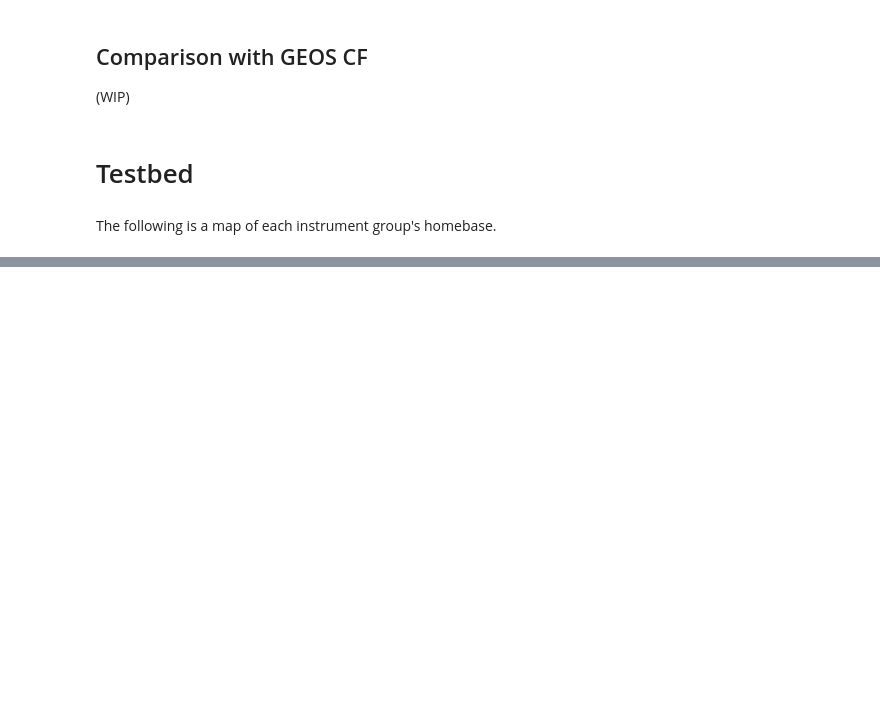
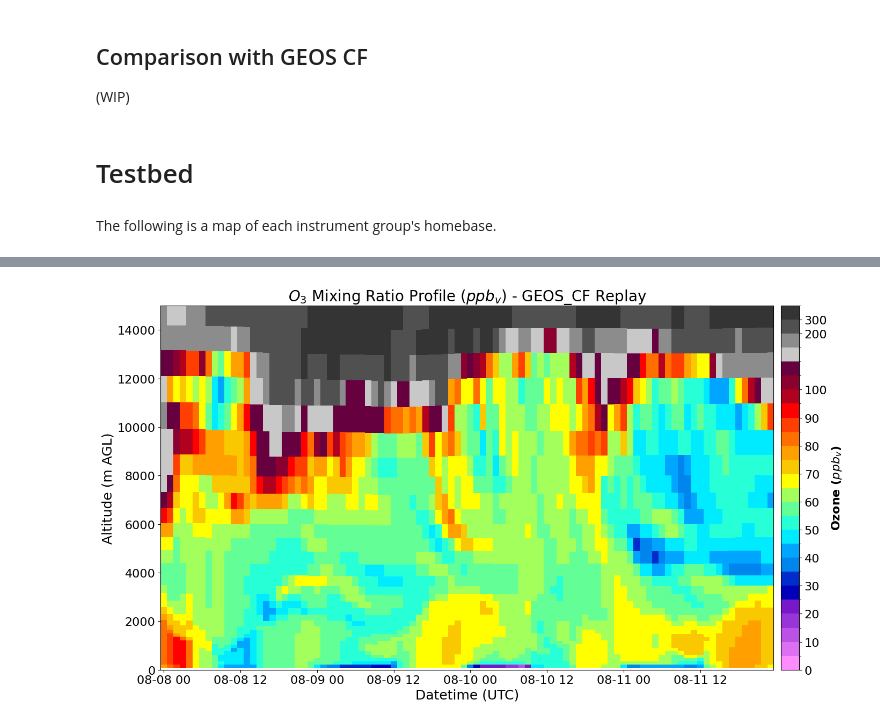
Before and after one commit to moroots/TOLNET_DEMO, a Jupyter notebook: Examples.ipynb, the cells around one changed output, grey strips where cells are left out. Drawn from its saved outputs; the diff is of its cells as text; code cells hidden in the pictures; blank space fills up the shorter version.

Commit message:
GEOS-CF plotting

```diff
--- a/Examples.ipynb
+++ b/Examples.ipynb
@@ -361,0 +381,10 @@ homebase_map
+# %%
+height_response = requests.get(test_url_met).json()
+# %%
+heights = pd.DataFrame(height_response['values']['ZL'])
+heights.columns = pd.to_numeric(heights.columns)
+heights.sort_index(axis=1, inplace=True)
+# %%
+times = pd.to_datetime(ozone_response['time'], utc=True, format="%Y-%m-%dT%H:%M:%S")
+times = np.tile(times, (72, 1))
+# key = times[0].strftime("%Y-%m-%d")
@@ -361,0 +399,80 @@ homebase_map
+# %%
+geos_cf = {("GEOS_CF", "Replay"): {key:{"height": heights.to_numpy(),
+                                       "ozone": ozone.to_numpy(),
+                                       "time": times.T}}}
+# %%
+tolnet = TOLNet()
+ncmap, nnorm = tolnet.O3_curtain_colors()
+fig, ax = plt.subplots(1, 1, figsize=(15, 8), layout="tight")
+
+
+for key in geos_cf:
+    for date in geos_cf[key]:
+
+        X, Y, Z = (geos_cf[key][date]["time"],
+                   geos_cf[key][date]["height"],
+                   geos_cf[key][date]["ozone"])
+
+        im = ax.pcolormesh(X, Y, Z, cmap=ncmap, norm=nnorm, shading="nearest")
+    cbar = fig.colorbar(im, ax=ax, pad=0.01, ticks=[0.001, *np.arange(10, 101, 10), 200, 300])
+    cbar.set_label(label='Ozone ($ppb_v$)', size=16, weight="bold")
+    converter = mdates.ConciseDateConverter()
+    munits.registry[datetime.datetime] = converter
+
+    # ax.xaxis_date(timezone)
+    plt.title(f"$O_3$ Mixing Ratio Profile ($ppb_v$) - {key[0]} {key[1]}", fontsize=20)
+# fonts
+
+    plt.setp(ax.get_xticklabels(), fontsize=16)
+    plt.setp(ax.get_yticklabels(), fontsize=16)
+    cbar.ax.tick_params(labelsize=16)
+
+    ax.set_ylabel("Altitude (m AGL)", fontsize=18)
+    ax.set_xlabel("Datetime (UTC)", fontsize=18)
+    ax.set_ylim([0, 15000])
+plt.show()
+
+
+"""
+    if "ylabel" in kwargs.keys():
+        ax.set_ylabel(kwargs["ylabel"], fontsize=18)
+    else: ax.set_ylabel("Altitude (km AGL)", fontsize=18)
+
+    if "xlabel" in kwargs.keys():
+        ax.set_xlabel(kwargs["xlabel"], fontsize=20)
+    else: ax.set_xlabel("Datetime (UTC)", fontsize=18)
+
+    if "xlims" in kwargs.keys():
+        lim = kwargs["xlims"]
+        lims = [np.datetime64(lim[0]), np.datetime64(lim[-1])]
+    else:
+        lim = self.data['dates']
+        lims = [np.datetime64(lim[0]), np.datetime64(lim[-1])]
+    ax.set_xlim(lims)
+
+    if "ylims" in kwargs.keys():
+        ax.set_ylim(kwargs["ylims"])
+
+    if "yticks" in kwargs.keys():
+        ax.set_yticks(kwargs["yticks"], fontsize=20)
+
+    if "surface" in kwargs.keys():
+        X, Y, C = kwargs["surface"]
+        ax.scatter(X, Y, c=C, cmap=ncmap, norm=nnorm)
+
+    if "sonde" in kwargs.keys():
+        X, Y, C = kwargs["sonde"]
+        ax.scatter(X, Y, c=C, cmap=ncmap, norm=nnorm)
+
+    if "title" in kwargs.keys():
+        plt.title(kwargs["title"], fontsize=18)
+    else:
+        plt.title(f"$O_3$ Mixing Ratio Profile ($ppb_v$) - {key[0]}, {key[1]} \n {str(lims[0])} - {str(lims[1])}", fontsize=20)
+
+    if "savefig" in kwargs.keys() and kwargs['savefig']:
+        plotname = f"{key[0]}_{key[1]}_{str(lims[0])}_{str(lims[-1])}.png"
+        plotname = plotname.replace(' ', '_').replace('-', '_').replace('\\', '').replace('/', '')
+        plt.savefig(f"{plotname}", dpi=350)
+"""
+# %% [output]
+[figure, added]
```
Also changed, not shown: parts of 6 cells of this notebook, 1 other file.
